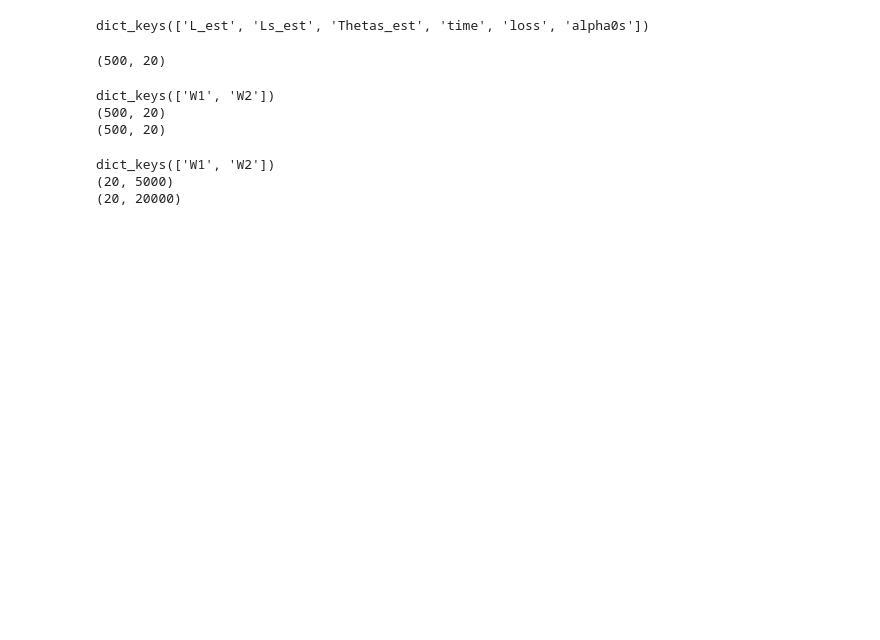
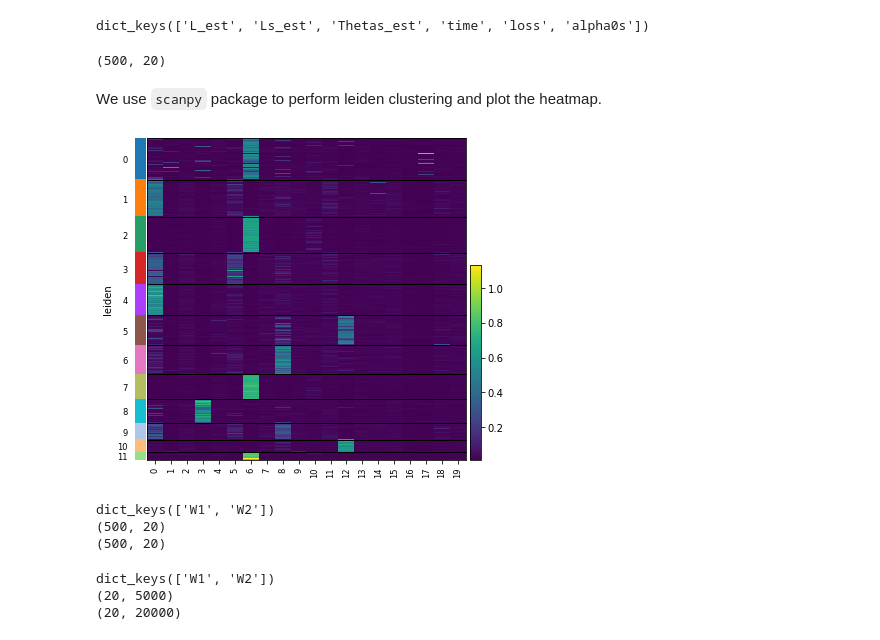
Before and after one commit to cuhklinlab/iPoLNG, a Jupyter notebook: vignette/vignette.ipynb, the cells around one changed output. Saved outputs shown, nothing was run; the diff lists cells and outputs as text; code cells hidden in the pictures; blank space fills up the shorter version.

```diff
--- a/vignette/vignette.ipynb
+++ b/vignette/vignette.ipynb
@@ -37,6 +44,16 @@ dict_keys(['L_est', 'Ls_est', 'Thetas_est', 'time', 'loss', 'alpha0s'])
 result['L_est'].shape
 # %% [output]
 (500, 20)
+# %% [markdown]
+We use ``scanpy`` package to perform leiden clustering and plot the heatmap.
+# %%
+adata = sc.AnnData(result['L_est'])
+sc.pp.neighbors(adata, n_neighbors=15,use_rep='X')
+sc.tl.leiden(adata)
+L_est_reorder = result['L_est'][adata.obs['leiden'].sort_values().index.to_numpy(dtype=int),:]
+sc.pl.heatmap(adata,var_names=adata.var_names,groupby='leiden')
+# %% [output]
+[figure, added]
 # %%
 print(result['Ls_est'].keys())
 print(result['Ls_est']['W1'].shape)
```
Also changed, not shown: parts of 10 cells of this notebook, 2 other files.
